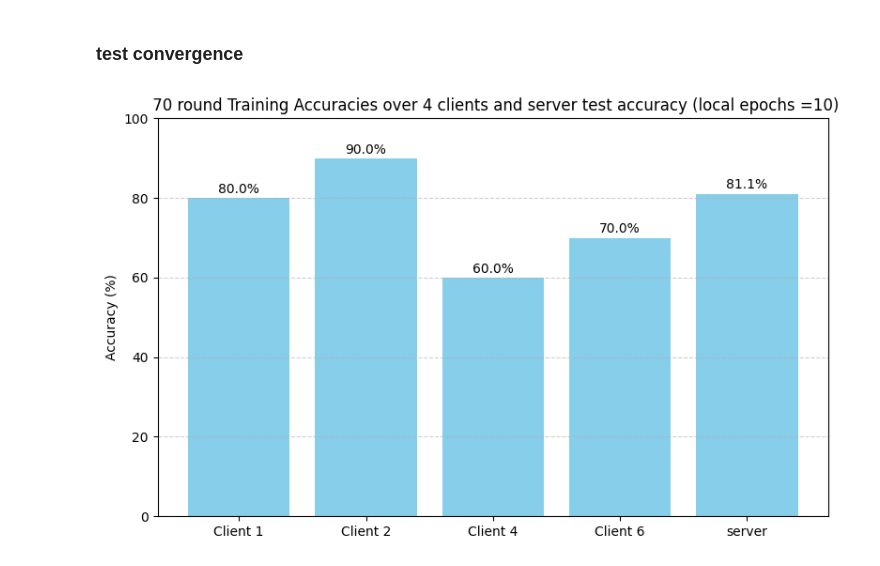
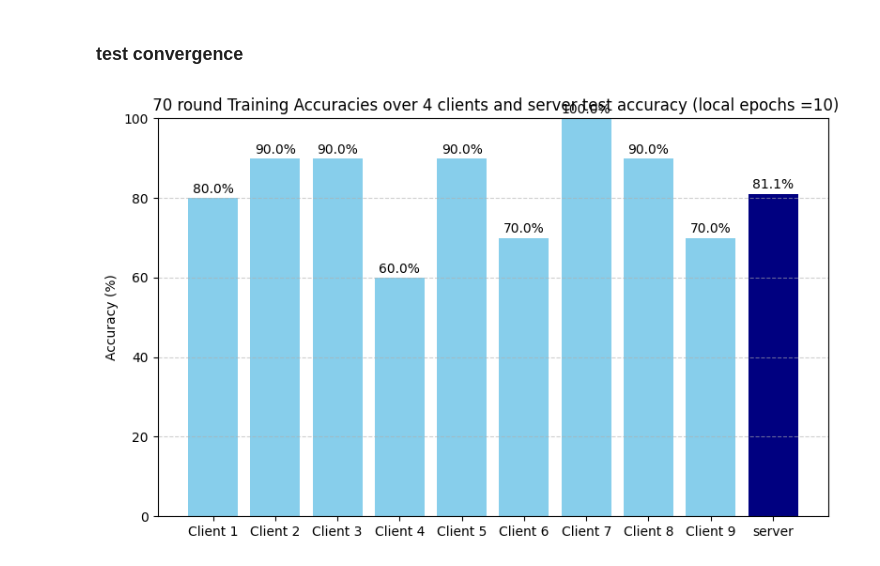
Before and after one commit to SamarShabanCS/QFed-Parameter-Compact-Quantum-Classical-Federated-Learning, a Jupyter notebook: Result analysis.ipynb, the cells around one changed output. Saved outputs shown, nothing was run; the diff lists cells and outputs as text; code cells hidden in the pictures.

Commit message:
results

```diff
--- a/Result analysis.ipynb
+++ b/Result analysis.ipynb
@@ -338,9 +254,9 @@ plt.show()
 # %%
 # Load accuracy results for each method
-qtFL_testacc_r70c5_e10 = np.load('./results_FLfMnist10/qt_FL_test_acc_list_r_70c_5.dat', allow_pickle=True)
-qtFL_testacc_r70c10_e10 = np.load('./results_FLfMnist10/qt_FL_test_acc_list_r_70c_10.dat', allow_pickle=True)
-qtFL_testacc_r70c20_e10 = np.load('./results_FLfMnist10/qt_FL_test_acc_list_r_70c_20.dat', allow_pickle=True)
-qtFL_testacc_r70c30_e10 = np.load('./results_FLfMnist10/qt_FL_test_acc_list_r_70c_30.dat', allow_pickle=True)
-qtFL_testacc_r70c40_e10 = np.load('./results_FLfMnist10/qt_FL_test_acc_list_r_70c_40.dat', allow_pickle=True)
-qtFL_testacc_r70c50_e10 = np.load('./results_FLfMnist10/qt_FL_test_acc_list_r_70c_50.dat', allow_pickle=True)
-qtFL_testacc_r70c60_e10 = np.load('./results_FLfMnist10/qt_FL_test_acc_list_r_70c_60.dat', allow_pickle=True)
+qtFL_testacc_r70c5 = np.load('./results_FLfMnist10/qt_FL_test_acc_list_r_70c_5.dat', allow_pickle=True)
+qtFL_testacc_r70c10 = np.load('./results_FLfMnist10/qt_FL_test_acc_list_r_70c_10.dat', allow_pickle=True)
+qtFL_testacc_r70c20 = np.load('./results_FLfMnist10/qt_FL_test_acc_list_r_70c_20.dat', allow_pickle=True)
+qtFL_testacc_r70c30 = np.load('./results_FLfMnist10/qt_FL_test_acc_list_r_70c_30.dat', allow_pickle=True)
+qtFL_testacc_r70c40 = np.load('./results_FLfMnist10/qt_FL_test_acc_list_r_70c_40.dat', allow_pickle=True)
+qtFL_testacc_r70c50 = np.load('./results_FLfMnist10/qt_FL_test_acc_list_r_70c_50.dat', allow_pickle=True)
+qtFL_testacc_r70c60 = np.load('./results_FLfMnist10/qt_FL_test_acc_list_r_70c_60.dat', allow_pickle=True)
@@ -528,3 +323,10 @@ NameError: name 'qtFL_testacc_r70c5_e10' is not defined
 qtFL_testacc_r70c5[-1]
 # %% [output]
 83.97
+# %%
+# Load accuracy results for each method
+qtFL_testacc_r1e10s = np.load('./results_FLfMnist10/qt_FL_test_acc_list_r_1c_5.dat', allow_pickle=True)
+qtFL_trainacc_r1e10c1 = np.load('./results_FLfMnist10/qt_FL_train_acc_list_r_1c_5r_1.dat', allow_pickle=True)
+qtFL_trainacc_r1e10c2 = np.load('./results_FLfMnist10/qt_FL_train_acc_list_r_1c_5r_2.dat', allow_pickle=True)
+qtFL_trainacc_r1e10c3 = np.load('./results_FLfMnist10/qt_FL_train_acc_list_r_1c_5r_3.dat', allow_pickle=True)
+qtFL_trainacc_r1e10c4 = np.load('./results_FLfMnist10/qt_FL_train_acc_list_r_1c_5r_4.dat', allow_pickle=True)
@@ -531,10 +366,10 @@ qtFL_testacc_r70c5[-1]
 # %% [markdown]
 ### epochs = 100
 # %%
-# # Load accuracy results for each method
-# qtFL_testacc_r1e100s = np.load('./results_FLfMnist100/qt_FL_test_acc_list_r_1c_5.dat', allow_pickle=True)
-# qtFL_trainacc_r1e100c1 = np.load('./results_FLfMnist100/qt_FL_train_acc_list_r_1c_5r_1.dat', allow_pickle=True)
-# qtFL_trainacc_r1e100c2 = np.load('./results_FLfMnist100/qt_FL_train_acc_list_r_1c_5r_2.dat', allow_pickle=True)
-# qtFL_trainacc_r1e100c3 = np.load('./results_FLfMnist100/qt_FL_train_acc_list_r_1c_5r_3.dat', allow_pickle=True)
-# qtFL_trainacc_r1e100c4 = np.load('./results_FLfMnist100/qt_FL_train_acc_list_r_1c_5r_4.dat', allow_pickle=True)
+# Load accuracy results for each method
+qtFL_testacc_r1e100s = np.load('./results_FLfMnist100/qt_FL_test_acc_list_r_1c_5.dat', allow_pickle=True)
+qtFL_trainacc_r1e100c1 = np.load('./results_FLfMnist100/qt_FL_train_acc_list_r_1c_5r_1.dat', allow_pickle=True)
+qtFL_trainacc_r1e100c2 = np.load('./results_FLfMnist100/qt_FL_train_acc_list_r_1c_5r_2.dat', allow_pickle=True)
+qtFL_trainacc_r1e100c3 = np.load('./results_FLfMnist100/qt_FL_train_acc_list_r_1c_5r_3.dat', allow_pickle=True)
+qtFL_trainacc_r1e100c4 = np.load('./results_FLfMnist100/qt_FL_train_acc_list_r_1c_5r_4.dat', allow_pickle=True)
 # %%
@@ -608,33 +447,38 @@ qtFL_trainacc_r70e10c9 = np.load('./results_FLfMnist10/qt_FL_train_acc_list_r_70
 # %%
 # Select the last round accuracy (or any specific round you prefer)
 test_acc = qtFL_testacc_r70e10s[-1]
 train_accs = [
     qtFL_trainacc_r70e10c1[-1],
     qtFL_trainacc_r70e10c2[-1],
+    qtFL_trainacc_r70e10c3[-1],
     qtFL_trainacc_r70e10c4[-1],
+    qtFL_trainacc_r70e10c5[-1],
     qtFL_trainacc_r70e10c6[-1],
+    qtFL_trainacc_r70e10c7[-1],
+    qtFL_trainacc_r70e10c8[-1],
+    qtFL_trainacc_r70e10c9[-1],
 ]
 
 # Bar labels
-labels = ['Client 1', 'Client 2', 'Client 4', 'Client 6', 'server']
+labels = ['Client 1', 'Client 2', 'Client 3', 'Client 4', 'Client 5', 'Client 6', 'Client 7', 'Client 8', 'Client 9', 'server']
 
 # Combine all into one list for plotting
-all_accuracies_r70_e10_c10 = train_accs + [test_acc]
+all_accuracies = train_accs + [test_acc]
 
 # Plot
 plt.figure(figsize=(8, 5))
-bars = plt.bar(labels, all_accuracies_r70_e10_c10, color=['skyblue']*9 + ['navy'])
+bars = plt.bar(labels, all_accuracies, color=['skyblue']*9 + ['navy'])
 for bar in bars:
     yval = bar.get_height()
     plt.text(bar.get_x() + bar.get_width()/2, yval + 0.5, f'{yval:.1f}%', ha='center', va='bottom')
 
 
 plt.ylabel('Accuracy (%)')
 plt.title(' 70 round Training Accuracies over 4 clients and server test accuracy (local epochs =10)')
 plt.ylim(0, 100)
 plt.grid(axis='y', linestyle='--', alpha=0.6)
 plt.tight_layout()
 #plt.savefig('qtfl_accuracy_barplot.png', dpi=300)
 plt.show()
 # %% [output]
-[figure, old version]
+[figure, new version]
```
Also changed, not shown: parts of 32 cells of this notebook.
